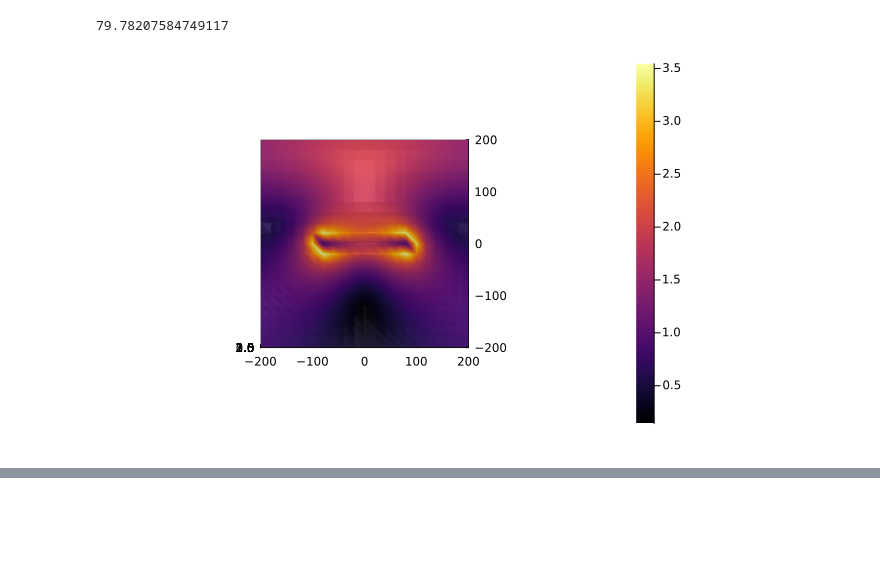
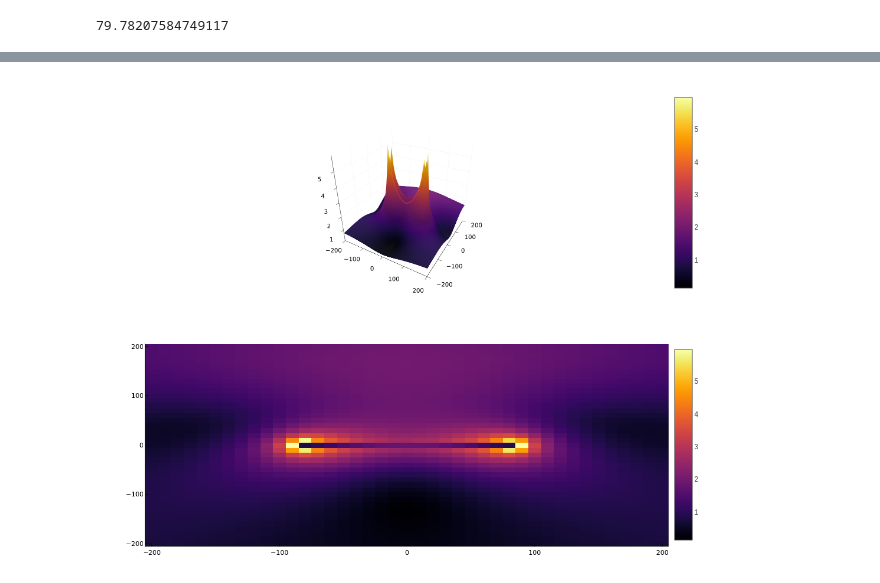
Before and after one commit to Gabmtzz/nanoOpt.jl, a Jupyter notebook: notebook/scatter2d/sc2D_3.ipynb, the cells around one changed output, grey strips where cells are left out. Saved outputs shown, nothing was run; the diff lists cells and outputs as text; code cells hidden in the pictures; blank space fills up the shorter version.

```diff
--- a/notebook/scatter2d/sc2D_3.ipynb
+++ b/notebook/scatter2d/sc2D_3.ipynb
@@ -108,11 +83,6 @@ Ein = getEfieldInside(k0,n₂,m,dThr,rod,Xin,Yin,α,H,ϕ);
 # %%
 eff = [Xout Yout norm.(Eout)./c1;
         Xin Yin norm.(Ein)./c2];
-# %%
-gr()
-surface(eff[:,1],eff[:,2], eff[:,3],camera = (0,90))
-# %% [output]
-[figure, removed]
 # %%
 ind = sortperm(eff[:,2])
 
@@ -126,5 +96,5 @@ ogrde2 = ogrde[ind2,:];
 imagenE = reshape(ogrde2[:,3],(length(yA),length(xA)));
 # %%
 plotly()
-surface(imagenE)
+surface(xA,yA,imagenE)
 # %% [output]
@@ -132 +101,6 @@ surface(imagenE)
+[figure, added]
+# %%
+heatmap(xA,yA,imagenE)
+# %% [output]
+[figure, added]
 # %%
```
Also changed, not shown: parts of 22 cells of this notebook, 6 other files.
